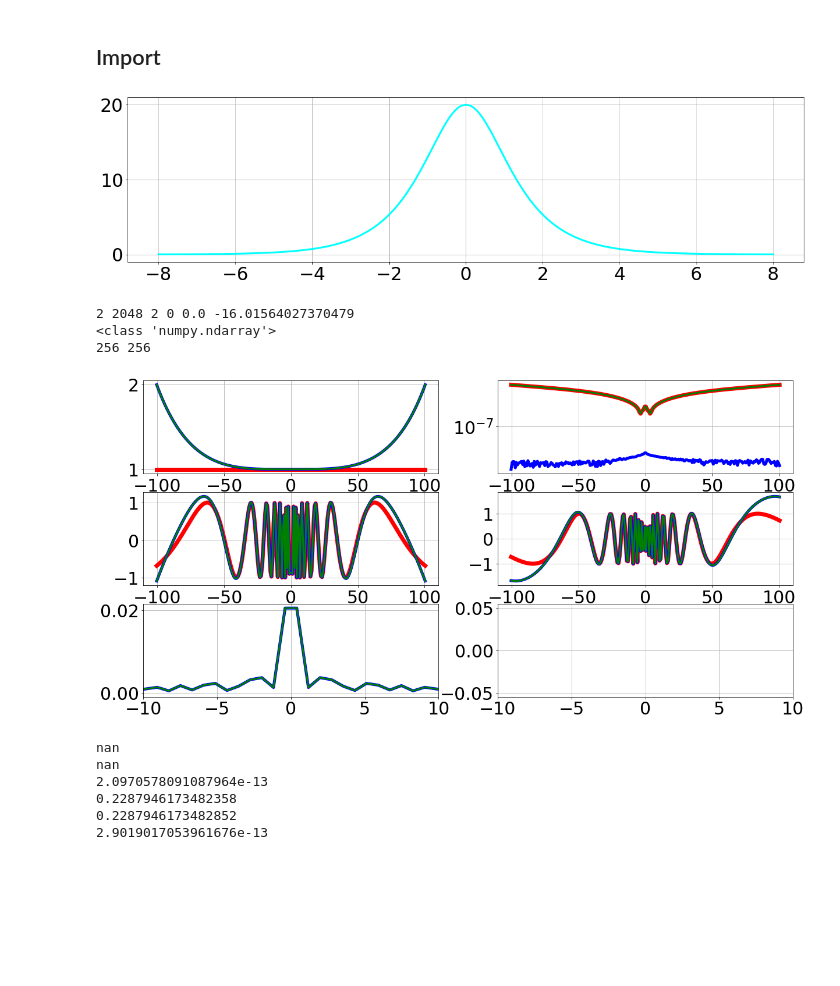
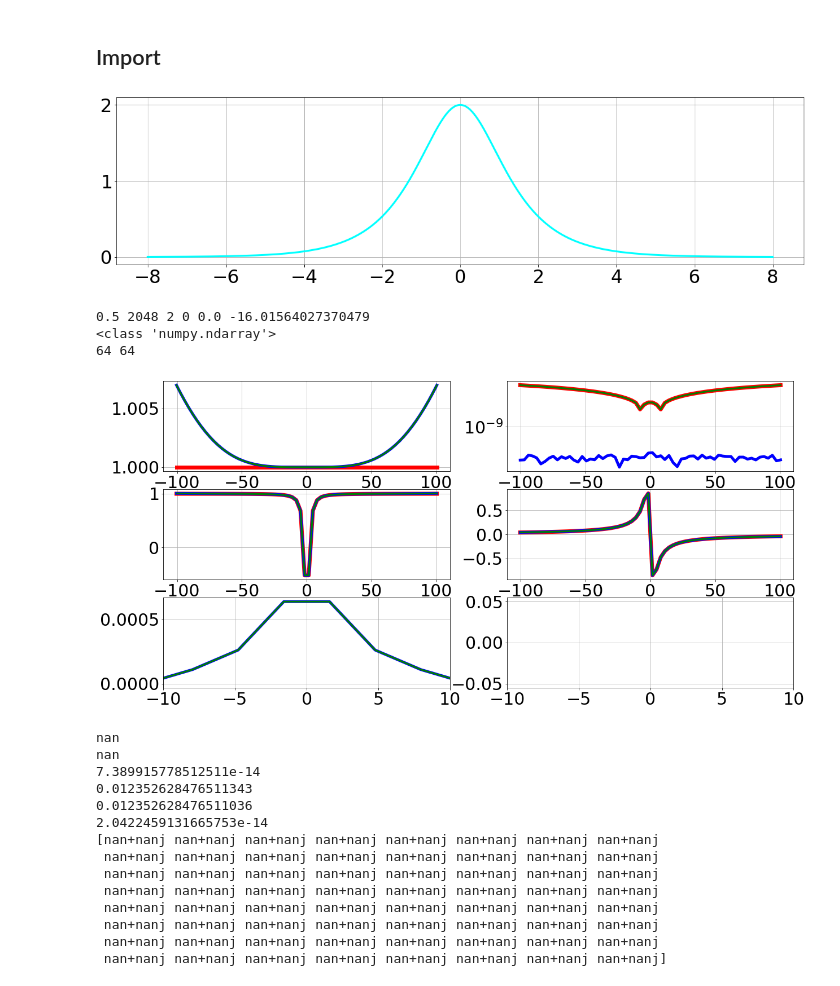
Before and after one commit to esf0/nft-processing, a Jupyter notebook: notebooks/test_nft_poly.ipynb, the cells around one changed output. Drawn from its saved outputs; the diff is of its cells as text; code cells hidden in the pictures; blank space fills up the shorter version.

```diff
--- a/notebooks/test_nft_poly.ipynb
+++ b/notebooks/test_nft_poly.ipynb
@@ -35,29 +35,29 @@ reload(nft)
 import test_signals
 from pjt import pjt
 # %%
-ampl = 20.0
+ampl = 2.0
 chirp = 0.0
 
 t_span = 16.0
 n_t = 2 ** 10
 
 dt = t_span / (n_t - 1)
 t = np.array([i * dt - t_span / 2. for i in range(n_t)])
 
 xi_span = np.pi / dt
-n_xi = 2 ** 8
+n_xi = 2 ** 6
 d_xi = xi_span / (n_xi - 1)
 xi = np.array([i * d_xi - xi_span / 2. for i in range(n_xi)])
 
 q, a_xi, b_xi, xi_discr, b_discr, r_discr, ad_discr = test_signals.get_sech(t, xi, a=ampl, c=chirp)
 
 matplotlib.rcParams.update({'font.size': 30})
 # color = ['red', 'blue', 'green', 'xkcd:light purple', 'xkcd:cyan']
 fig, axs = plt.subplots(1, 1, figsize=(20, 5))
 axs.plot(t, np.absolute(q), 'xkcd:cyan', linewidth=3)
 axs.grid(True)
 # %% [output]
-[figure, old version]
+[figure, new version]
 # %%
 fnft_type = 11
 
@@ -130,10 +130,10 @@ axs[2][1].plot(xi, np.absolute(b_xi / a_xi - b_fnft / a_fnft), color[2], linewid
 axs[2][1].set_xlim(-10, 10)
 axs[2][1].grid(True)
 # %% [output]
-2 2048 2 0 0.0 -16.01564027370479
+0.5 2048 2 0 0.0 -16.01564027370479
 <class 'numpy.ndarray'>
-256 256
+64 64
-[figure, old version]
+[figure, new version]
 # %%
 print(np.mean(np.absolute(b_poly - b_xi)))
 print(np.mean(np.absolute(b_fnft - b_xi)))
@@ -141,11 +141,20 @@ print(np.mean(np.absolute(b_poly - b_fnft)))
 print(np.mean(np.absolute(a_poly - a_xi)))
 print(np.mean(np.absolute(a_fnft - a_xi)))
 print(np.mean(np.absolute(a_poly - a_fnft)))
+print(b_xi)
 # %% [output]
 nan
 nan
-2.0970578091087964e-13
-0.2287946173482358
-0.2287946173482852
-2.9019017053961676e-13
+7.389915778512511e-14
+0.012352628476511343
+0.012352628476511036
+2.0422459131665753e-14
+[nan+nanj nan+nanj nan+nanj nan+nanj nan+nanj nan+nanj nan+nanj nan+nanj
+ nan+nanj nan+nanj nan+nanj nan+nanj nan+nanj nan+nanj nan+nanj nan+nanj
+ nan+nanj nan+nanj nan+nanj nan+nanj nan+nanj nan+nanj nan+nanj nan+nanj
+ nan+nanj nan+nanj nan+nanj nan+nanj nan+nanj nan+nanj nan+nanj nan+nanj
+ nan+nanj nan+nanj nan+nanj nan+nanj nan+nanj nan+nanj nan+nanj nan+nanj
+ nan+nanj nan+nanj nan+nanj nan+nanj nan+nanj nan+nanj nan+nanj nan+nanj
+ nan+nanj nan+nanj nan+nanj nan+nanj nan+nanj nan+nanj nan+nanj nan+nanj
+ nan+nanj nan+nanj nan+nanj nan+nanj nan+nanj nan+nanj nan+nanj nan+nanj]
 # %%
```
Also changed, not shown: parts of 4 cells of this notebook, 23 other files.
